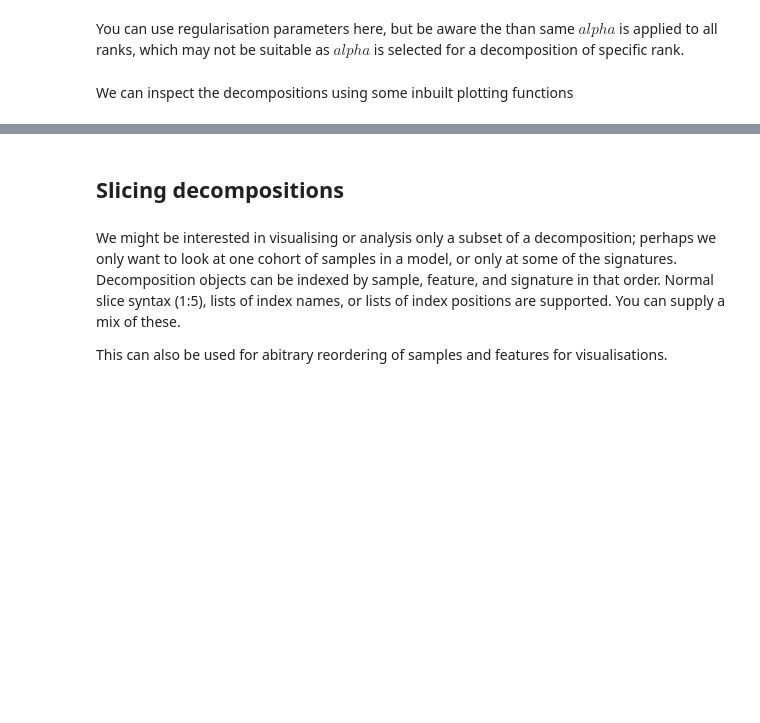
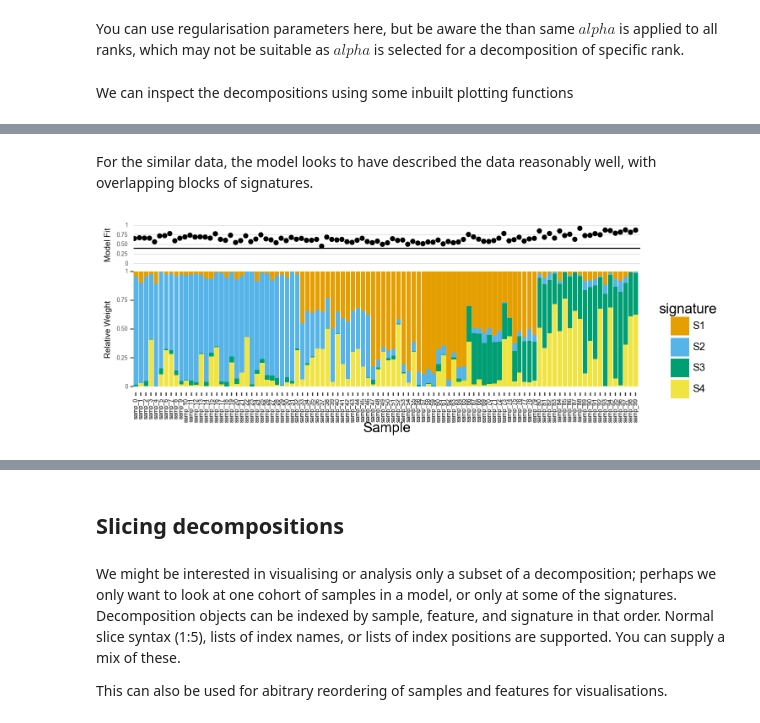
Before and after one commit to apduncan/cvanmf, a Jupyter notebook: docs/example.ipynb, the cells around one changed output, grey strips where cells are left out. Saved outputs shown, nothing was run; the diff lists cells and outputs as text; code cells hidden in the pictures; blank space fills up the shorter version.

```diff
--- a/docs/example.ipynb
+++ b/docs/example.ipynb
@@ -190,0 +227,9 @@ decomps[4][0].plot_feature_weight()
+# %% [markdown]
+For the similar data, the model looks to have described the data reasonably well, with overlapping blocks of signatures.
+# %%
+d_different = decomps[4][0].reapply(
+    y=y_different
+)
+d_different.plot_relative_weight(heights=[0.5, 1.5])
+# %% [output]
+[figure, added]
```
Also changed, not shown: parts of 20 cells of this notebook, 2 other files.
